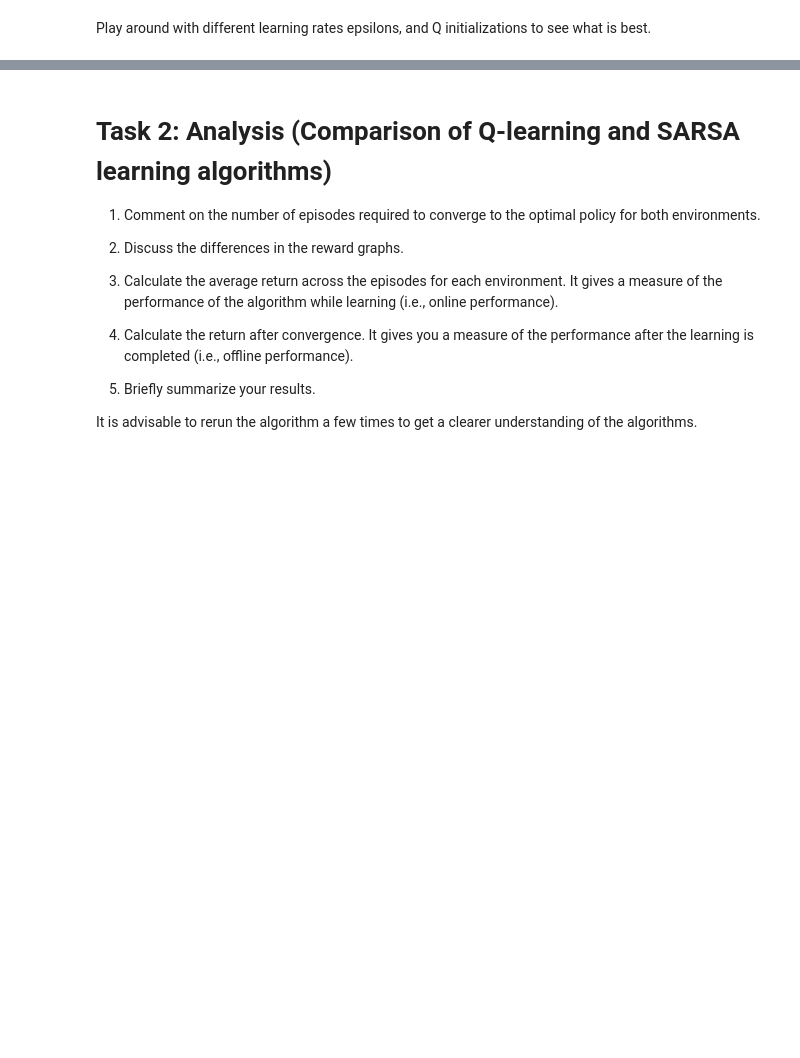
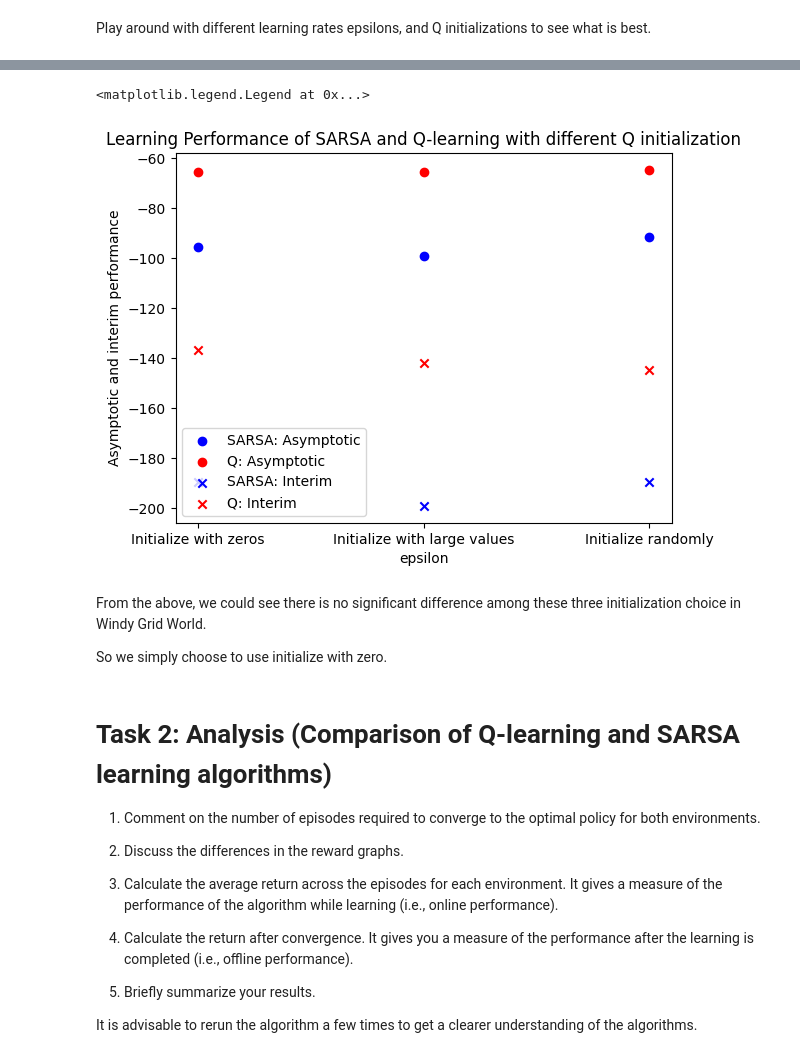
Before and after one commit to Hanjianlee/IT5005, a Jupyter notebook: assignment3/IT5005_AI_Assignment 3-3.ipynb, the cells around one changed output, grey strips where cells are left out. Cells and saved outputs as stored; diff of their text form; code cells hidden in the pictures; blank space fills up the shorter version.

```diff
--- a/assignment3/IT5005_AI_Assignment 3-3.ipynb
+++ b/assignment3/IT5005_AI_Assignment 3-3.ipynb
@@ -399,3 +693,25 @@ plot_rate(savgol_filter(q_info["length"],51,3), savgol_filter(q_info["rewards"],
+# %%
+import matplotlib.pyplot as plt
+
+# asymptotic performance and interim performance for different Q initialization
+x_axis = ["Initialize with zeros", "Initialize with large values", "Initialize randomly"]
+plt.scatter(x_axis, asymptotic_performance["SARSA"], color='b')
+plt.scatter(x_axis, asymptotic_performance["Q"], color='r')
+plt.scatter(x_axis, interim_performance["SARSA"], color='b', marker='x')
+plt.scatter(x_axis, interim_performance["Q"], color='r', marker='x')
+
+plt.title("Learning Performance of SARSA and Q-learning with different Q initialization")
+plt.xlabel("epsilon")
+plt.ylabel("Asymptotic and interim performance")
+plt.xticks(x_axis)
+plt.legend(["SARSA: Asymptotic", "Q: Asymptotic", "SARSA: Interim", "Q: Interim"])
+# %% [output]
+<matplotlib.legend.Legend at 0x...>
+[figure, added]
+# %% [markdown]
+From the above, we could see there is no significant difference among these three initialization choice in Windy Grid World.
+
+So we simply choose to use initialize with zero.
 # %% [markdown]
 # Task 2: Analysis (Comparison of Q-learning and SARSA learning algorithms)
 
```
Also changed, not shown: parts of 30 cells of this notebook.
